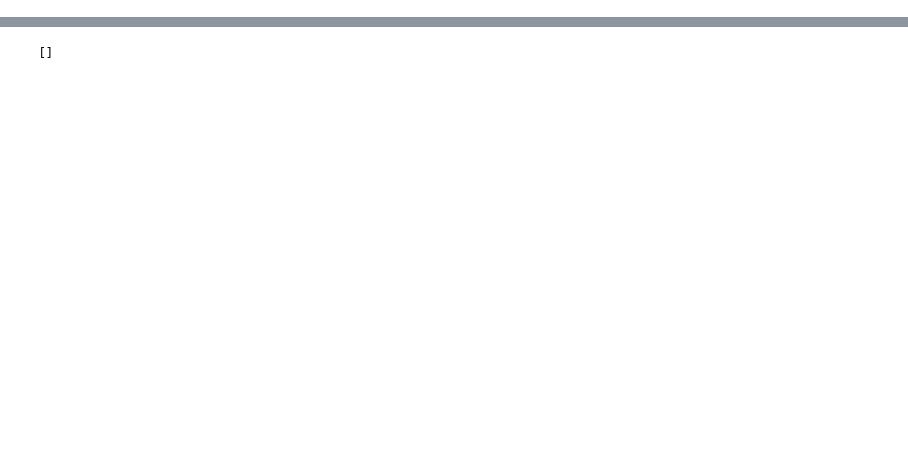
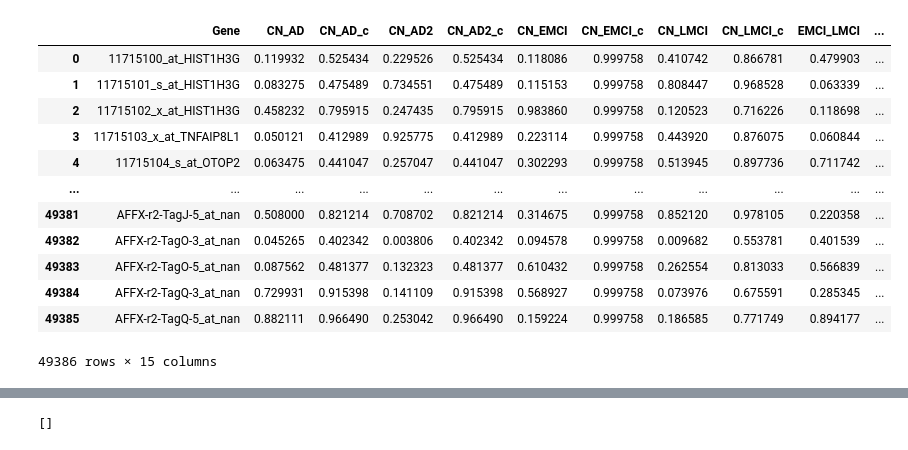
Before and after one commit to mvrl/ADNI_Genetics, a Jupyter notebook: gene_expression/Classification_Gene_Expr.ipynb, the cells around one changed output, grey strips where cells are left out. Saved outputs shown, nothing was run; the diff lists cells and outputs as text; code cells hidden in the pictures; blank space fills up the shorter version.

```diff
--- a/gene_expression/Classification_Gene_Expr.ipynb
+++ b/gene_expression/Classification_Gene_Expr.ipynb
@@ -29,0 +30,14 @@ data_path = '/Users/subashkhanal/Desktop/BMI633/ADNI_Genetics/Genomics/data/'
+# %%
+final_path = '/Users/subashkhanal/Desktop/BMI633/ADNI_Genetics/Genomics/data/'
+df = pd.read_csv(os.path.join(final_path,'Unfiltered_gene_expr_dx.csv'),low_memory=False)
+from collections import Counter
+
+print(Counter(df['DX_bl']))
+
+df_CN = df[df['DX_bl']=='CN']
+df_AD = df[df['DX_bl']=='AD']
+df_EMCI = df[df['DX_bl']=='EMCI']
+df_LMCI = df[df['DX_bl']=='LMCI']
+df_AD2 =  df[(df['DX_bl']=='LMCI') | (df['DX_bl']=='AD')] #Combine AD with LMCI
+df_AD2['DX_bl'] = 'AD2'
+Counter(df_AD2.DX_bl
@@ -29,0 +185,16 @@ data_path = '/Users/subashkhanal/Desktop/BMI633/ADNI_Genetics/Genomics/data/'
+# %%
+df_p2
+# %% [output]
+|  | Gene | CN_AD | CN_AD_c | CN_AD2 | CN_AD2_c | CN_EMCI | CN_EMCI_c | CN_LMCI | CN_LMCI_c | EMCI_LMCI | ... |
+| 0 | 11715100_at_HIST1H3G | 0.119932 | 0.525434 | 0.229526 | 0.525434 | 0.118086 | 0.999758 | 0.410742 | 0.866781 | 0.479903 | ... |
+| 1 | 11715101_s_at_HIST1H3G | 0.083275 | 0.475489 | 0.734551 | 0.475489 | 0.115153 | 0.999758 | 0.808447 | 0.968528 | 0.063339 | ... |
+| 2 | 11715102_x_at_HIST1H3G | 0.458232 | 0.795915 | 0.247435 | 0.795915 | 0.983860 | 0.999758 | 0.120523 | 0.716226 | 0.118698 | ... |
+| 3 | 11715103_x_at_TNFAIP8L1 | 0.050121 | 0.412989 | 0.925775 | 0.412989 | 0.223114 | 0.999758 | 0.443920 | 0.876075 | 0.060844 | ... |
+| 4 | 11715104_s_at_OTOP2 | 0.063475 | 0.441047 | 0.257047 | 0.441047 | 0.302293 | 0.999758 | 0.513945 | 0.897736 | 0.711742 | ... |
+| ... | ... | ... | ... | ... | ... | ... | ... | ... | ... | ... | ... |
+| 49381 | AFFX-r2-TagJ-5_at_nan | 0.508000 | 0.821214 | 0.708702 | 0.821214 | 0.314675 | 0.999758 | 0.852120 | 0.978105 | 0.220358 | ... |
+| 49382 | AFFX-r2-TagO-3_at_nan | 0.045265 | 0.402342 | 0.003806 | 0.402342 | 0.094578 | 0.999758 | 0.009682 | 0.553781 | 0.401539 | ... |
+| 49383 | AFFX-r2-TagO-5_at_nan | 0.087562 | 0.481377 | 0.132323 | 0.481377 | 0.610432 | 0.999758 | 0.262554 | 0.813033 | 0.566839 | ... |
+| 49384 | AFFX-r2-TagQ-3_at_nan | 0.729931 | 0.915398 | 0.141109 | 0.915398 | 0.568927 | 0.999758 | 0.073976 | 0.675591 | 0.285345 | ... |
+| 49385 | AFFX-r2-TagQ-5_at_nan | 0.882111 | 0.966490 | 0.253042 | 0.966490 | 0.159224 | 0.999758 | 0.186585 | 0.771749 | 0.894177 | ... |
+49386 rows × 15 columns
```
Also changed, not shown: parts of 24 cells of this notebook, 4 other files.
